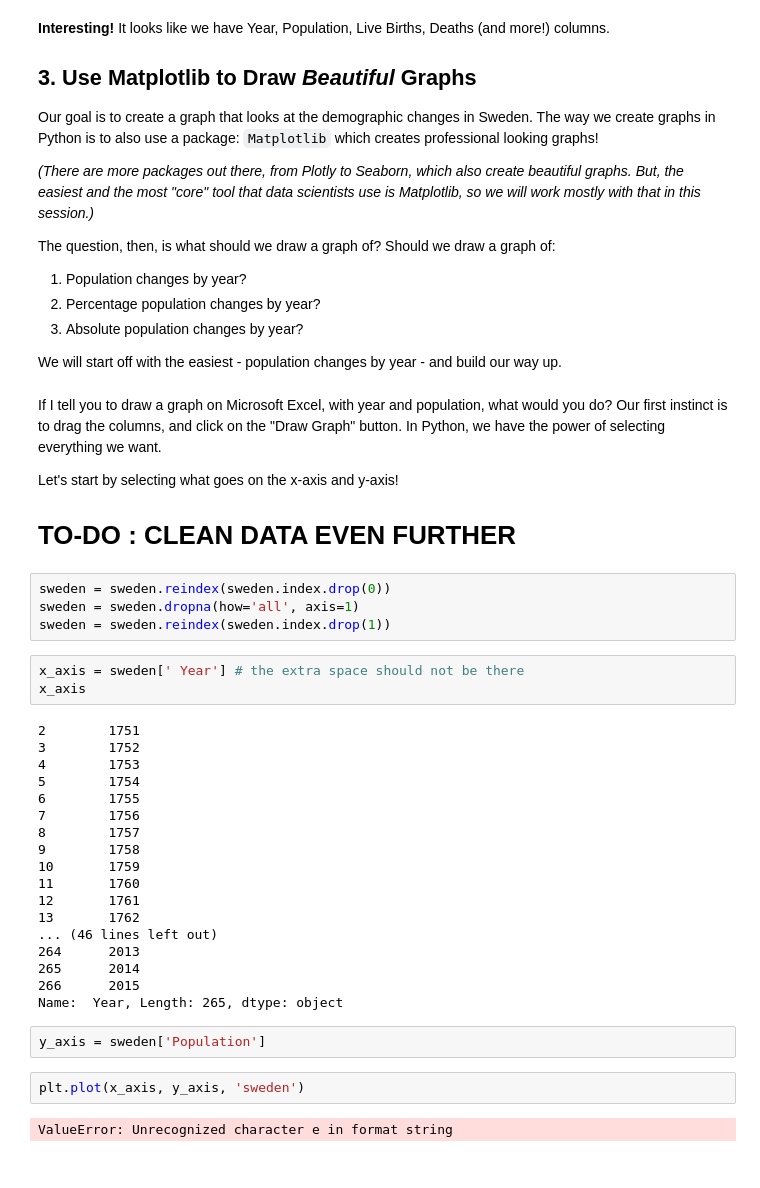
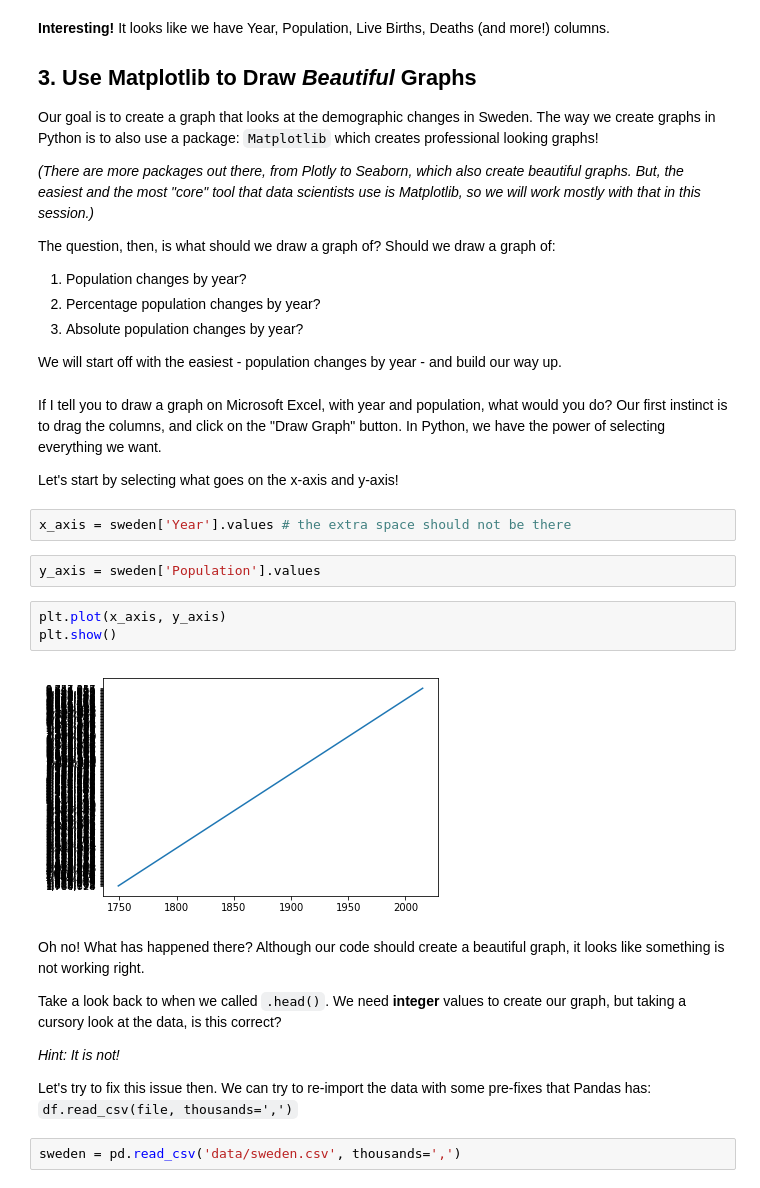
Before and after one commit to ds-modules/HIST-160, a Jupyter notebook: graph_sweden.ipynb, the cells around one changed output. Drawn from its saved outputs; the diff is of its cells as text.

Commit message:
finished graph and modified sweden data

```diff
--- a/graph_sweden.ipynb
+++ b/graph_sweden.ipynb
@@ -42,36 +42,22 @@ We will start off with the easiest - population changes by year - and build our
 If I tell you to draw a graph on Microsoft Excel, with year and population, what would you do? Our first instinct is to drag the columns, and click on the "Draw Graph" button. In Python, we have the power of selecting everything we want.
 
 Let's start by selecting what goes on the x-axis and y-axis!
-
-# TO-DO : CLEAN DATA EVEN FURTHER
-# %%
-sweden = sweden.reindex(sweden.index.drop(0))
-sweden = sweden.dropna(how='all', axis=1)
-sweden = sweden.reindex(sweden.index.drop(1))
 # %%
-x_axis = sweden[' Year'] # the extra space should not be there
-x_axis
+x_axis = sweden['Year'].values # the extra space should not be there
-# %% [output]
-2        1751
-3        1752
-4        1753
-5        1754
-6        1755
-7        1756
-8        1757
-9        1758
-10       1759
-11       1760
-12       1761
-13       1762
-... (46 lines left out)
-264      2013
-265      2014
-266      2015
-Name:  Year, Length: 265, dtype: object
 # %%
-y_axis = sweden['Population']
+y_axis = sweden['Population'].values
 # %%
-plt.plot(x_axis, y_axis, 'sweden')
+plt.plot(x_axis, y_axis)
+plt.show()
 # %% [output]
-ValueError: Unrecognized character e in format string
+[figure, added]
+# %% [markdown]
+Oh no! What has happened there? Although our code should create a beautiful graph, it looks like something is not working right.
+
+Take a look back to when we called `.head()`. We need **integer** values to create our graph, but taking a cursory look at the data, is this correct?
+
+*Hint: It is not!*
+
+Let's try to fix this issue then. We can try to re-import the data with some pre-fixes that Pandas has: `df.read_csv(file, thousands=',')`
+# %%
+sweden = pd.read_csv('data/sweden.csv', thousands=',')
```
Also changed, not shown: parts of 6 cells of this notebook, 2 other files.
